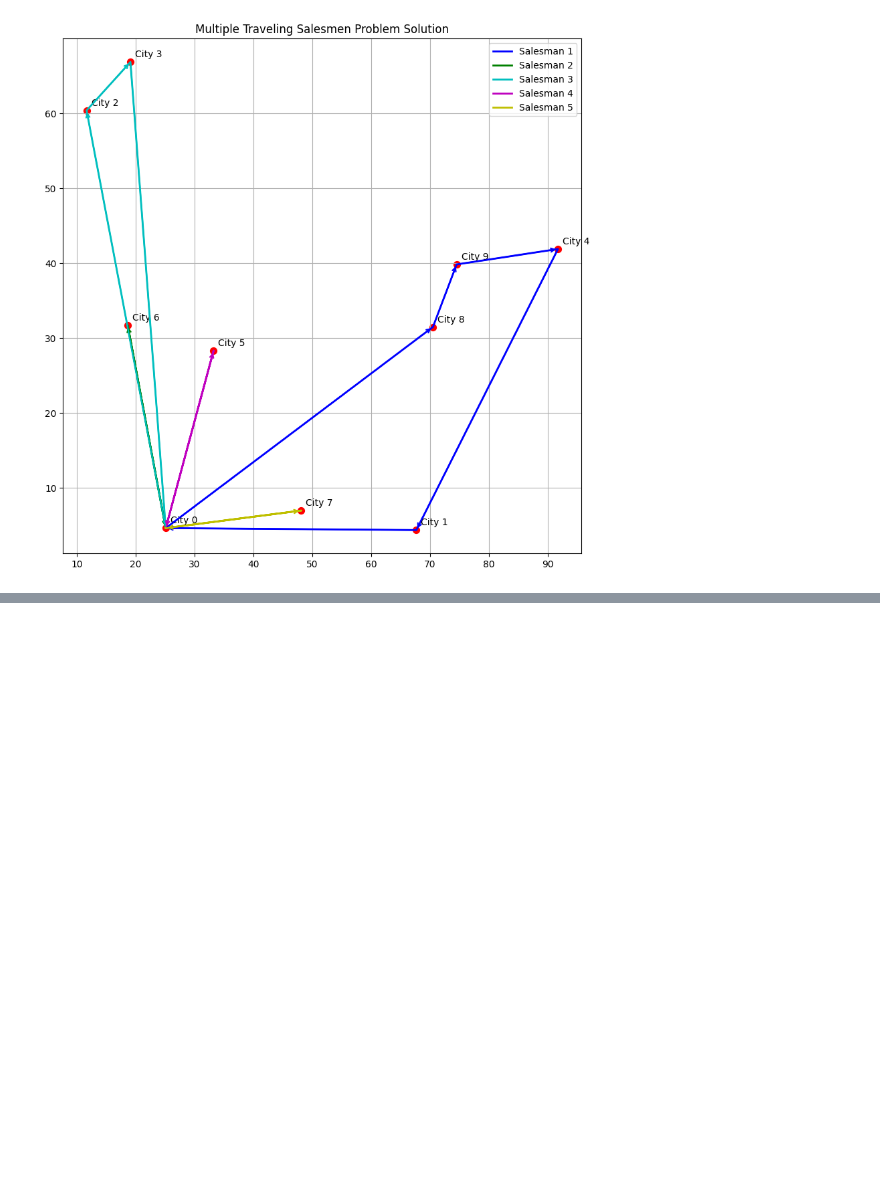
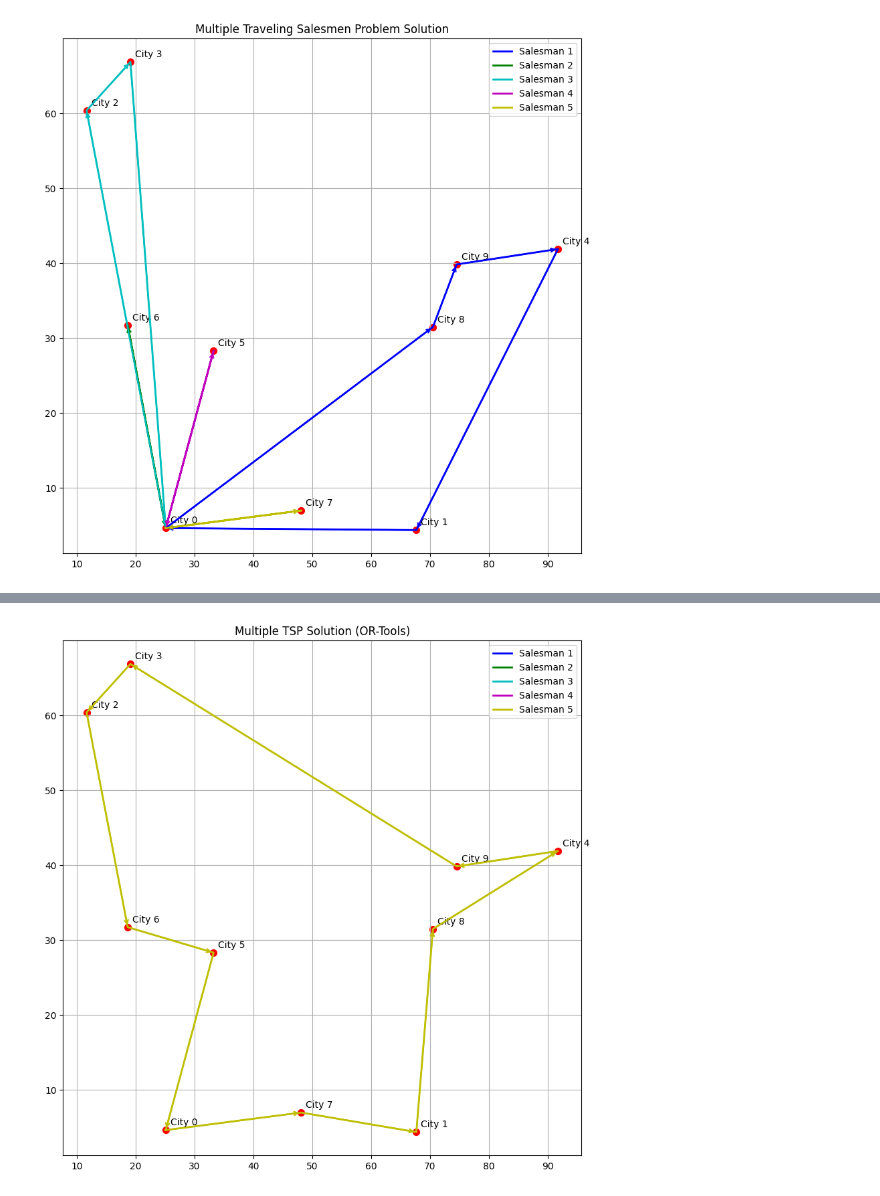
Before and after one commit to haganelego/caredx2024_rapid_prototyping, a Jupyter notebook: notebooks/care_pulp.ipynb, the cells around one changed output, grey strips where cells are left out. Drawn from its saved outputs; the diff is of its cells as text; code cells hidden in the pictures; blank space fills up the shorter version.

Commit message:
add visualization

```diff
--- a/notebooks/care_pulp.ipynb
+++ b/notebooks/care_pulp.ipynb
@@ -280,0 +447,5 @@ else:
+# %%
+ortools_routes = get_ortools_solution(manager, routing, solution)
+visualize_mtsp_solution(cities, ortools_routes, 'Multiple TSP Solution (OR-Tools)')
+# %% [output]
+[figure, added]
```
Also changed, not shown: parts of 2 cells of this notebook, 2 other files.
